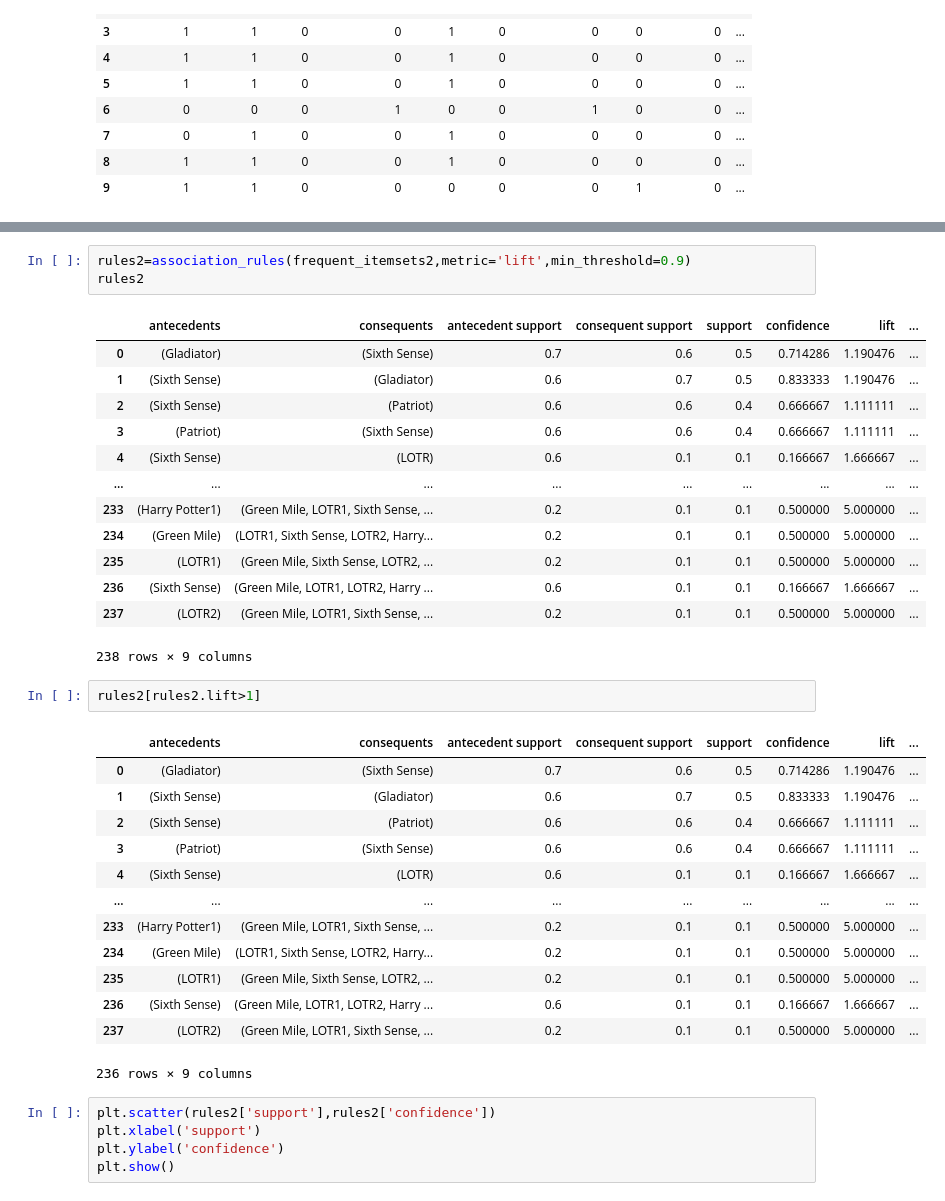
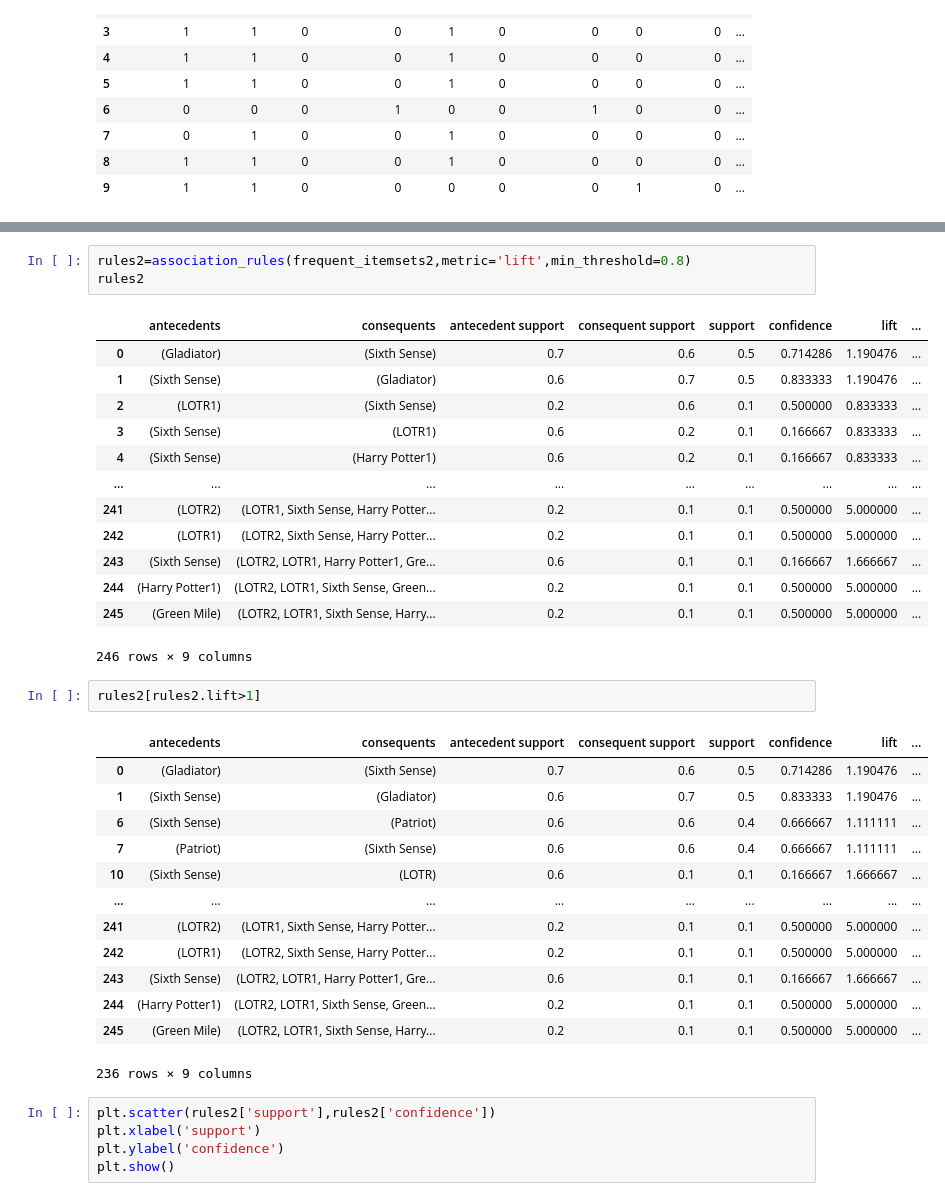
Before and after one commit to bismahashim/Assignment, a Jupyter notebook: Assignment_Association_Rule_movies.ipynb, the cells around one changed output, grey strips where cells are left out. Saved outputs shown, nothing was run; the diff lists cells and outputs as text.

```diff
--- a/Assignment_Association_Rule_movies.ipynb
+++ b/Assignment_Association_Rule_movies.ipynb
@@ -145,35 +179,35 @@ frequent_itemsets2
 # %%
-rules2=association_rules(frequent_itemsets2,metric='lift',min_threshold=0.9)
+rules2=association_rules(frequent_itemsets2,metric='lift',min_threshold=0.8)
 rules2
 # %% [output]
 |  | antecedents | consequents | antecedent support | consequent support | support | confidence | lift | ... |
 | 0 | (Gladiator) | (Sixth Sense) | 0.7 | 0.6 | 0.5 | 0.714286 | 1.190476 | ... |
 | 1 | (Sixth Sense) | (Gladiator) | 0.6 | 0.7 | 0.5 | 0.833333 | 1.190476 | ... |
-| 2 | (Sixth Sense) | (Patriot) | 0.6 | 0.6 | 0.4 | 0.666667 | 1.111111 | ... |
-| 3 | (Patriot) | (Sixth Sense) | 0.6 | 0.6 | 0.4 | 0.666667 | 1.111111 | ... |
-| 4 | (Sixth Sense) | (LOTR) | 0.6 | 0.1 | 0.1 | 0.166667 | 1.666667 | ... |
+| 2 | (LOTR1) | (Sixth Sense) | 0.2 | 0.6 | 0.1 | 0.500000 | 0.833333 | ... |
+| 3 | (Sixth Sense) | (LOTR1) | 0.6 | 0.2 | 0.1 | 0.166667 | 0.833333 | ... |
+| 4 | (Sixth Sense) | (Harry Potter1) | 0.6 | 0.2 | 0.1 | 0.166667 | 0.833333 | ... |
 | ... | ... | ... | ... | ... | ... | ... | ... | ... |
-| 233 | (Harry Potter1) | (Green Mile, LOTR1, Sixth Sense, ... | 0.2 | 0.1 | 0.1 | 0.500000 | 5.000000 | ... |
-| 234 | (Green Mile) | (LOTR1, Sixth Sense, LOTR2, Harry... | 0.2 | 0.1 | 0.1 | 0.500000 | 5.000000 | ... |
-| 235 | (LOTR1) | (Green Mile, Sixth Sense, LOTR2, ... | 0.2 | 0.1 | 0.1 | 0.500000 | 5.000000 | ... |
-| 236 | (Sixth Sense) | (Green Mile, LOTR1, LOTR2, Harry ... | 0.6 | 0.1 | 0.1 | 0.166667 | 1.666667 | ... |
-| 237 | (LOTR2) | (Green Mile, LOTR1, Sixth Sense, ... | 0.2 | 0.1 | 0.1 | 0.500000 | 5.000000 | ... |
+| 241 | (LOTR2) | (LOTR1, Sixth Sense, Harry Potter... | 0.2 | 0.1 | 0.1 | 0.500000 | 5.000000 | ... |
+| 242 | (LOTR1) | (LOTR2, Sixth Sense, Harry Potter... | 0.2 | 0.1 | 0.1 | 0.500000 | 5.000000 | ... |
+| 243 | (Sixth Sense) | (LOTR2, LOTR1, Harry Potter1, Gre... | 0.6 | 0.1 | 0.1 | 0.166667 | 1.666667 | ... |
+| 244 | (Harry Potter1) | (LOTR2, LOTR1, Sixth Sense, Green... | 0.2 | 0.1 | 0.1 | 0.500000 | 5.000000 | ... |
+| 245 | (Green Mile) | (LOTR2, LOTR1, Sixth Sense, Harry... | 0.2 | 0.1 | 0.1 | 0.500000 | 5.000000 | ... |
-238 rows × 9 columns
+246 rows × 9 columns
 # %%
 rules2[rules2.lift>1]
 # %% [output]
 |  | antecedents | consequents | antecedent support | consequent support | support | confidence | lift | ... |
 | 0 | (Gladiator) | (Sixth Sense) | 0.7 | 0.6 | 0.5 | 0.714286 | 1.190476 | ... |
 | 1 | (Sixth Sense) | (Gladiator) | 0.6 | 0.7 | 0.5 | 0.833333 | 1.190476 | ... |
-| 2 | (Sixth Sense) | (Patriot) | 0.6 | 0.6 | 0.4 | 0.666667 | 1.111111 | ... |
-| 3 | (Patriot) | (Sixth Sense) | 0.6 | 0.6 | 0.4 | 0.666667 | 1.111111 | ... |
-| 4 | (Sixth Sense) | (LOTR) | 0.6 | 0.1 | 0.1 | 0.166667 | 1.666667 | ... |
+| 6 | (Sixth Sense) | (Patriot) | 0.6 | 0.6 | 0.4 | 0.666667 | 1.111111 | ... |
+| 7 | (Patriot) | (Sixth Sense) | 0.6 | 0.6 | 0.4 | 0.666667 | 1.111111 | ... |
+| 10 | (Sixth Sense) | (LOTR) | 0.6 | 0.1 | 0.1 | 0.166667 | 1.666667 | ... |
 | ... | ... | ... | ... | ... | ... | ... | ... | ... |
-| 233 | (Harry Potter1) | (Green Mile, LOTR1, Sixth Sense, ... | 0.2 | 0.1 | 0.1 | 0.500000 | 5.000000 | ... |
-| 234 | (Green Mile) | (LOTR1, Sixth Sense, LOTR2, Harry... | 0.2 | 0.1 | 0.1 | 0.500000 | 5.000000 | ... |
-| 235 | (LOTR1) | (Green Mile, Sixth Sense, LOTR2, ... | 0.2 | 0.1 | 0.1 | 0.500000 | 5.000000 | ... |
-| 236 | (Sixth Sense) | (Green Mile, LOTR1, LOTR2, Harry ... | 0.6 | 0.1 | 0.1 | 0.166667 | 1.666667 | ... |
-| 237 | (LOTR2) | (Green Mile, LOTR1, Sixth Sense, ... | 0.2 | 0.1 | 0.1 | 0.500000 | 5.000000 | ... |
+| 241 | (LOTR2) | (LOTR1, Sixth Sense, Harry Potter... | 0.2 | 0.1 | 0.1 | 0.500000 | 5.000000 | ... |
+| 242 | (LOTR1) | (LOTR2, Sixth Sense, Harry Potter... | 0.2 | 0.1 | 0.1 | 0.500000 | 5.000000 | ... |
+| 243 | (Sixth Sense) | (LOTR2, LOTR1, Harry Potter1, Gre... | 0.6 | 0.1 | 0.1 | 0.166667 | 1.666667 | ... |
+| 244 | (Harry Potter1) | (LOTR2, LOTR1, Sixth Sense, Green... | 0.2 | 0.1 | 0.1 | 0.500000 | 5.000000 | ... |
+| 245 | (Green Mile) | (LOTR2, LOTR1, Sixth Sense, Harry... | 0.2 | 0.1 | 0.1 | 0.500000 | 5.000000 | ... |
 236 rows × 9 columns
 # %%
 plt.scatter(rules2['support'],rules2['confidence'])
```
Also changed, not shown: parts of 12 cells of this notebook.
